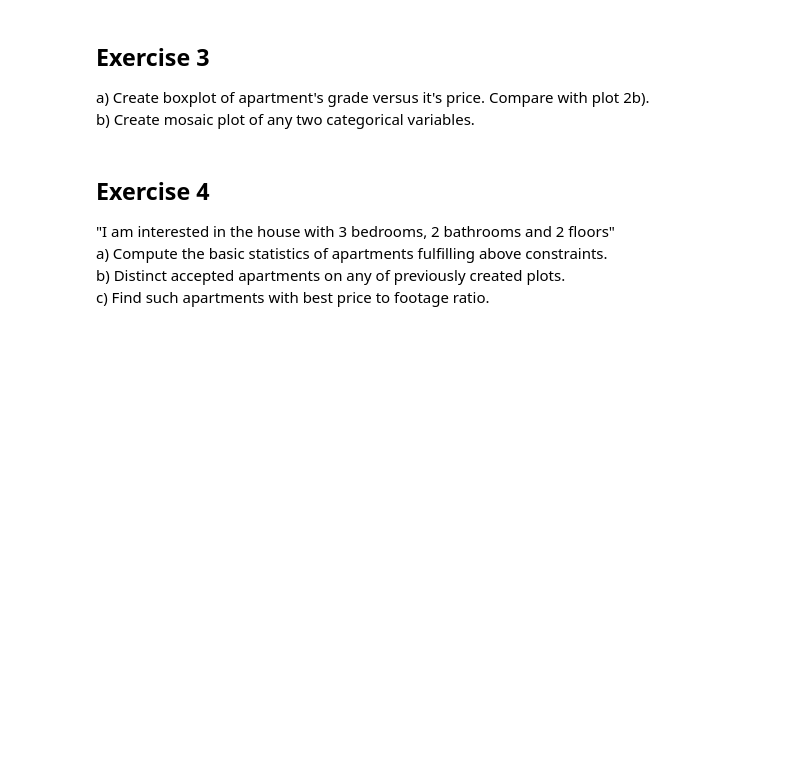
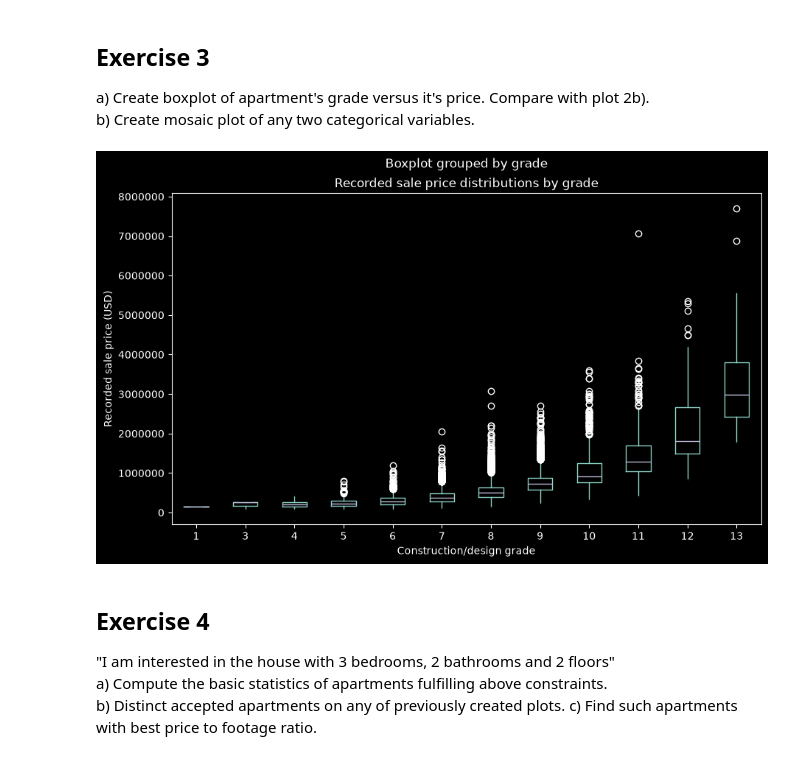
Before and after one commit to Maxiur/DataScience, a Jupyter notebook: Task1/Assignment_DataExploration_without_code.ipynb, the cells around one changed output. Cells and saved outputs as stored; diff of their text form; code cells hidden in the pictures; blank space fills up the shorter version.

```diff
--- a/Task1/Assignment_DataExploration_without_code.ipynb
+++ b/Task1/Assignment_DataExploration_without_code.ipynb
@@ -139,3 +131,16 @@ b) Create mosaic plot of any two categorical variables.
+# %%
+#a)
+#Your code:
+fig, ax = plt.subplots(figsize=(10, 6))
+df.boxplot(column="price", by="grade", ax=ax, grid=False)
+ax.set_title("Recorded sale price distributions by grade")
+ax.set_xlabel("Construction/design grade")
+ax.set_ylabel("Recorded sale price (USD)")
+ax.ticklabel_format(style="plain", axis="y")
+plt.show()
+#Hint: plt.boxplot
+# %% [output]
+[figure, added]
 # %%
 #b)
 from statsmodels.graphics.mosaicplot import mosaic
```
Also changed, not shown: parts of 8 cells of this notebook.
